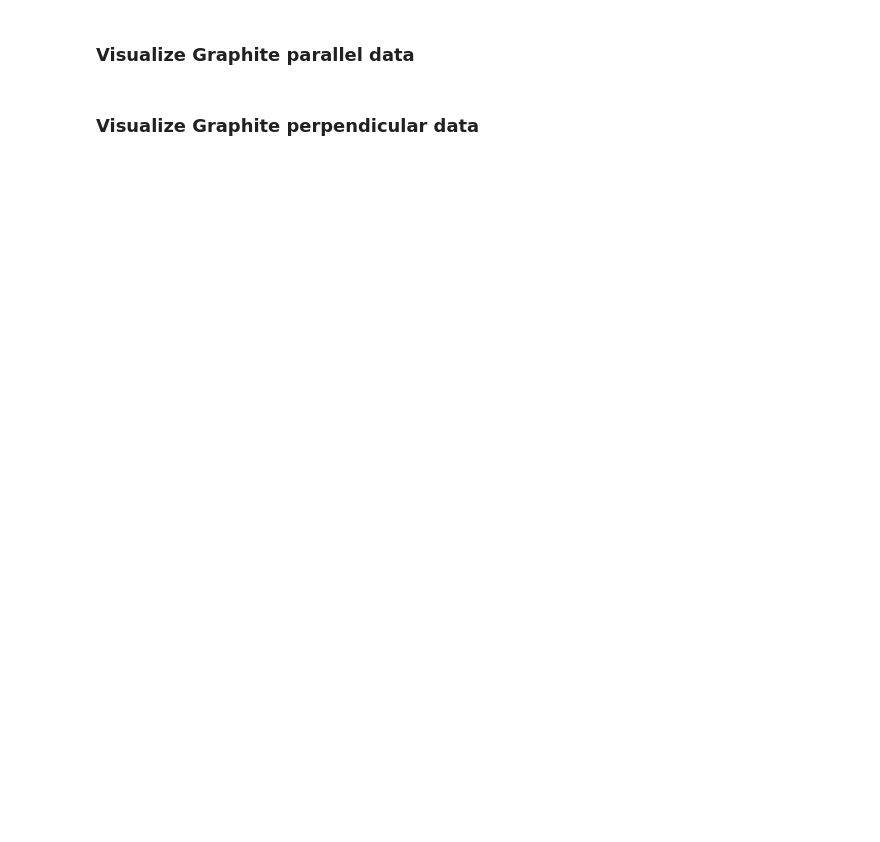
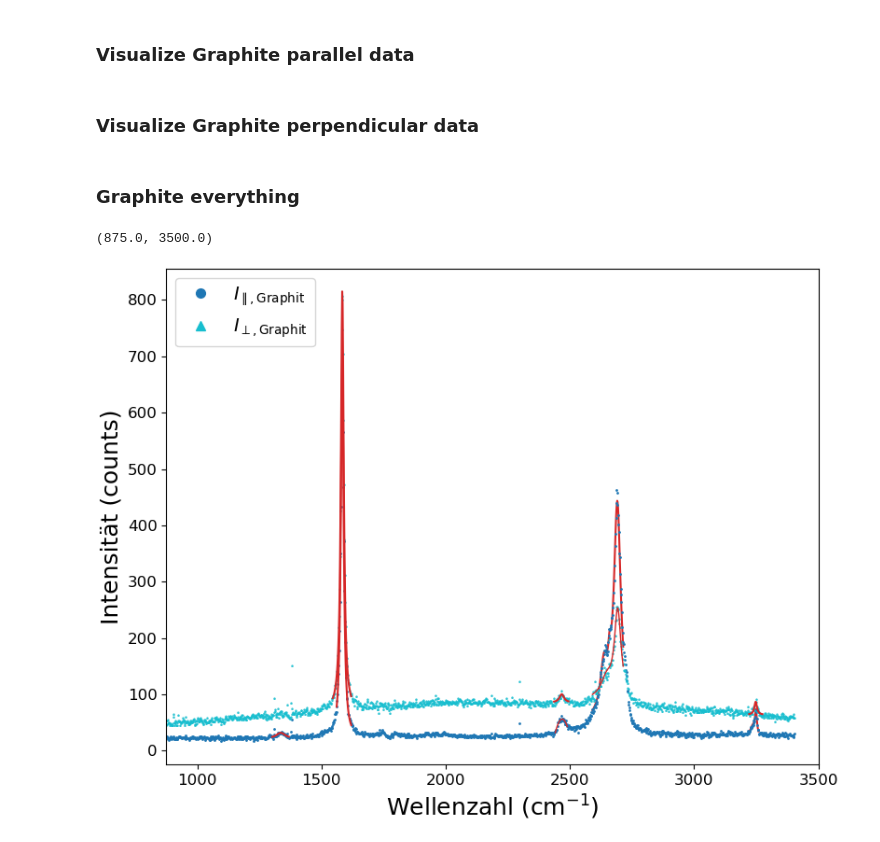
Before and after one commit to phoenixtoash/P60_Auswertung, a Jupyter notebook: notebook.ipynb, the cells around one changed output. Saved outputs shown, nothing was run; the diff lists cells and outputs as text; code cells hidden in the pictures; blank space fills up the shorter version.

Commit message:
onto graphite

```diff
--- a/notebook.ipynb
+++ b/notebook.ipynb
@@ -1352,0 +1368,52 @@ ax.legend(fontsize=14)
+# %% [markdown]
+### Graphite everything
+# %%
+# Graphite everything
+
+
+# Plot data
+fig, ax = plt.subplots(figsize=(8,6), constrained_layout = True)
+
+
+# Graphit parallel
+ax.plot(df_graphit_parallel['Wavenumber'], df_graphit_parallel['Intensity'], label=r'$\mathit{I}_{\parallel, Graphit}$', ls='',
+        marker='o', ms=1, c=colors[0], zorder=2)
+
+# Plot fits
+#
+ax.plot(xdata_graphite_p1, lorentzian(xdata_graphite_p1, *params_graphite_p1), c=colors[3], zorder=3)
+ax.plot(xdata_graphite_p2, lorentzian(xdata_graphite_p2, *params_graphite_p2), c=colors[3], zorder=3)
+ax.plot(xdata_graphite_p3, lorentzian(xdata_graphite_p3, *params_graphite_p3), c=colors[3], zorder=3, lw=1)
+
+ax.plot(xdata_graphite_p4, three_lorentzian(xdata_graphite_p4, *params_graphite_p4), c=colors[3], zorder=1)
+# ax.plot(xdata_graphite_p4, lorentzian(xdata_graphite_p4, *(list(params_graphite_p4[0:3]) + [params_graphite_p4[-1]])))
+# ax.plot(xdata_graphite_p4, lorentzian(xdata_graphite_p4, *(list(params_graphite_p4[3:6]) + [params_graphite_p4[-1]])))
+# ax.plot(xdata_graphite_p4, lorentzian(xdata_graphite_p4, *(list(params_graphite_p4[6:9]) + [params_graphite_p4[-1]])))
+
+ax.plot(xdata_graphite_p5, double_lorentzian(xdata_graphite_p5, *params_graphite_p5), c=colors[3], zorder=1)
+# ax.plot(xdata_graphite_p5, lorentzian(xdata_graphite_p5, *(list(params_graphite_p5[0:3]) + [params_graphite_p5[-1]])), c=colors[3])
+# ax.plot(xdata_graphite_p5, lorentzian(xdata_graphite_p5, *(list(params_graphite_p5[3:6]) + [params_graphite_p5[-1]])), c=colors[3])
+
+
+# Graphite perpendicular
+ax.plot(df_graphit_perpendicular['Wavenumber'], df_graphit_perpendicular['Intensity'], label=r'$\mathit{I}_{\perp, Graphit}$', ls='',
+        marker='^', ms=1, c=colors[9], zorder=2)
+
+# Plot fits
+ax.plot(xdata_graphite_per_p1, lorentzian(xdata_graphite_per_p1, *params_graphite_per_p1), c=colors[3], zorder=3)
+ax.plot(xdata_graphite_per_p2, lorentzian(xdata_graphite_per_p2, *params_graphite_per_p2), c=colors[3], zorder=3)
+ax.plot(xdata_graphite_per_p3, double_lorentzian(xdata_graphite_per_p3, *params_graphite_per_p3), c=colors[3], zorder=3, lw=1)
+ax.plot(xdata_graphite_per_p4, lorentzian(xdata_graphite_per_p4, *params_graphite_per_p4), c=colors[3], zorder=3)
+
+
+
+
+# figure settings
+ax.set_xlabel(r'Wellenzahl ($cm^{-1}$)', fontsize=18)
+ax.set_ylabel('Intensität (counts)', fontsize=18)
+ax.tick_params(axis='both', which='major', labelsize=12)
+ax.legend(fontsize=14, markerscale=7, loc=2)
+ax.set_xlim(875, 3500)
+# %% [output]
+(875.0, 3500.0)
+[figure, added]
```
Also changed, not shown: parts of 3 cells of this notebook, 1 other file.
